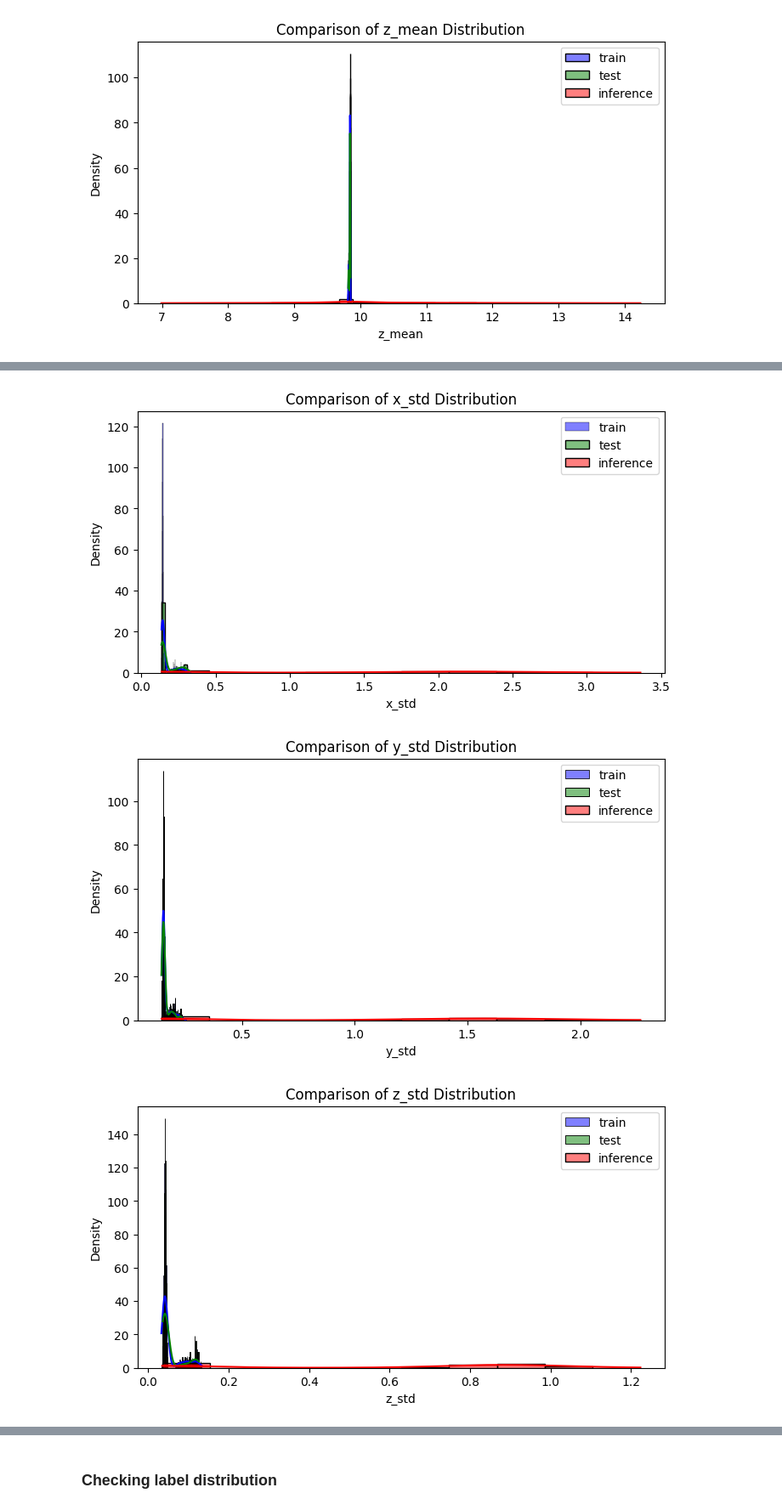
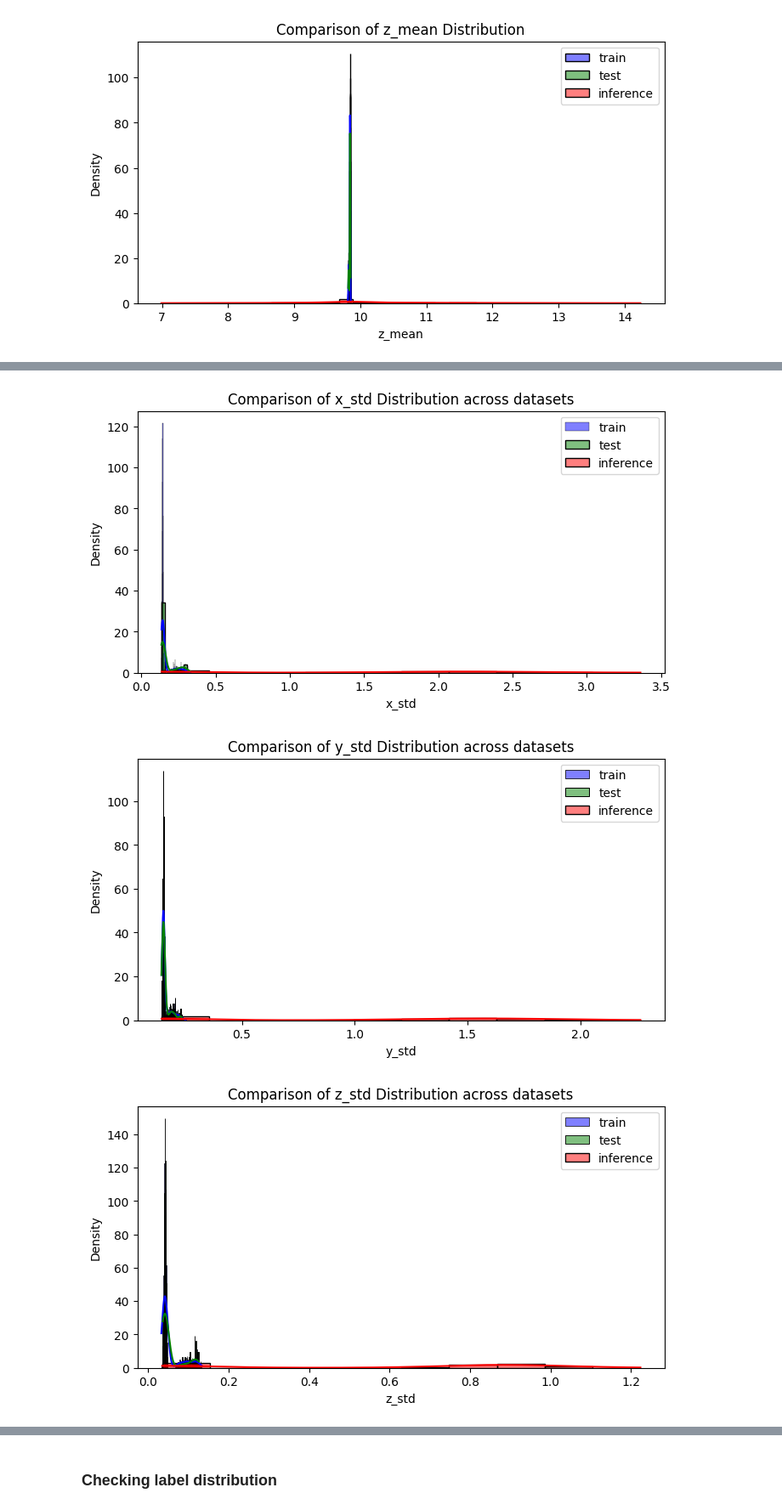
Before and after one commit to yanivmm/sensor-analysis-assignment, a Jupyter notebook: example.ipynb, the cells around one changed output, grey strips where cells are left out. Shown at 85% size. Drawn from its saved outputs; the diff is of its cells as text; code cells hidden in the pictures.

```diff
--- a/example.ipynb
+++ b/example.ipynb
@@ -212,13 +385,13 @@ for feature in features_to_compare:
 # %%
 for feature in ['x_std', 'y_std', 'z_std', 'x_max', 'y_max', 'z_max']:
     plt.figure(figsize=(8, 4))
     sns.histplot(train[feature], color='blue', label='train', kde=True, stat='density')
     sns.histplot(test[feature], color='green', label='test', kde=True, stat='density')
     sns.histplot(inference[feature], color='red', label='inference', kde=True, stat='density')
     plt.legend()
-    plt.title(f'Comparison of {feature} Distribution')
+    plt.title(f'Comparison of {feature} Distribution across datasets')
     plt.show()
 # %% [output]
-[figure, old version]
+[figure, new version]
-[figure, old version]
+[figure, new version]
-[figure, old version]
+[figure, new version]
```
Also changed, not shown: parts of 33 cells of this notebook.
